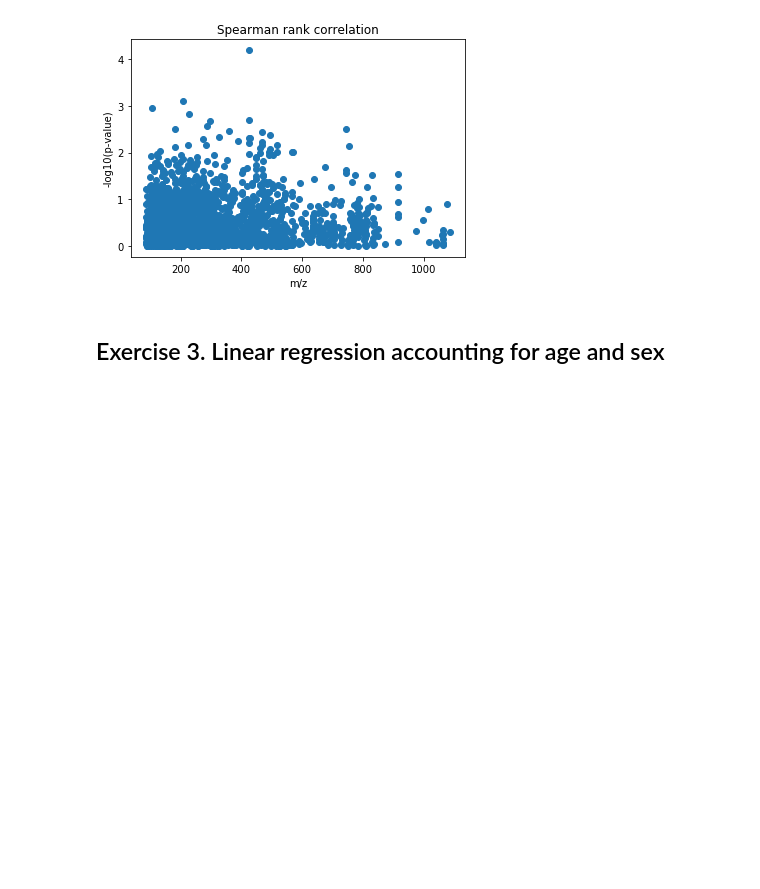
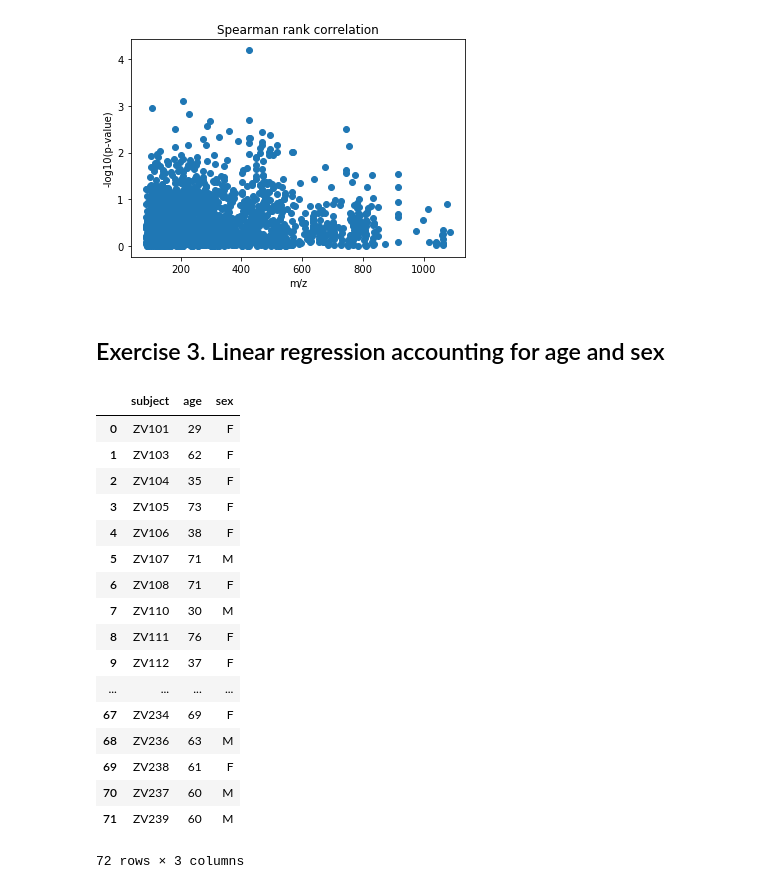
Before and after one commit to shuzhao-li-lab/espol-workshop, a Jupyter notebook: day4_handon_MWAS.ipynb, the cells around one changed output. Drawn from its saved outputs; the diff is of its cells as text; code cells hidden in the pictures; blank space fills up the shorter version.

```diff
--- a/day4_handon_MWAS.ipynb
+++ b/day4_handon_MWAS.ipynb
@@ -175,3 +175,26 @@ Text(0.5, 1.0, 'Spearman rank correlation')
 [figure]
 # %% [markdown]
 ## Exercise 3. Linear regression accounting for age and sex
+# %%
+# read demographic information
+dem = pd.read_csv("data/HZ_demographics.txt", sep="\t")
+dem
+# %% [output]
+|  | subject | age | sex |
+| 0 | ZV101 | 29 | F |
+| 1 | ZV103 | 62 | F |
+| 2 | ZV104 | 35 | F |
+| 3 | ZV105 | 73 | F |
+| 4 | ZV106 | 38 | F |
+| 5 | ZV107 | 71 | M |
+| 6 | ZV108 | 71 | F |
+| 7 | ZV110 | 30 | M |
+| 8 | ZV111 | 76 | F |
+| 9 | ZV112 | 37 | F |
+| ... | ... | ... | ... |
+| 67 | ZV234 | 69 | F |
+| 68 | ZV236 | 63 | M |
+| 69 | ZV238 | 61 | F |
+| 70 | ZV237 | 60 | M |
+| 71 | ZV239 | 60 | M |
+72 rows × 3 columns
```
Also changed, not shown: parts of 4 cells of this notebook, 1 other file.
